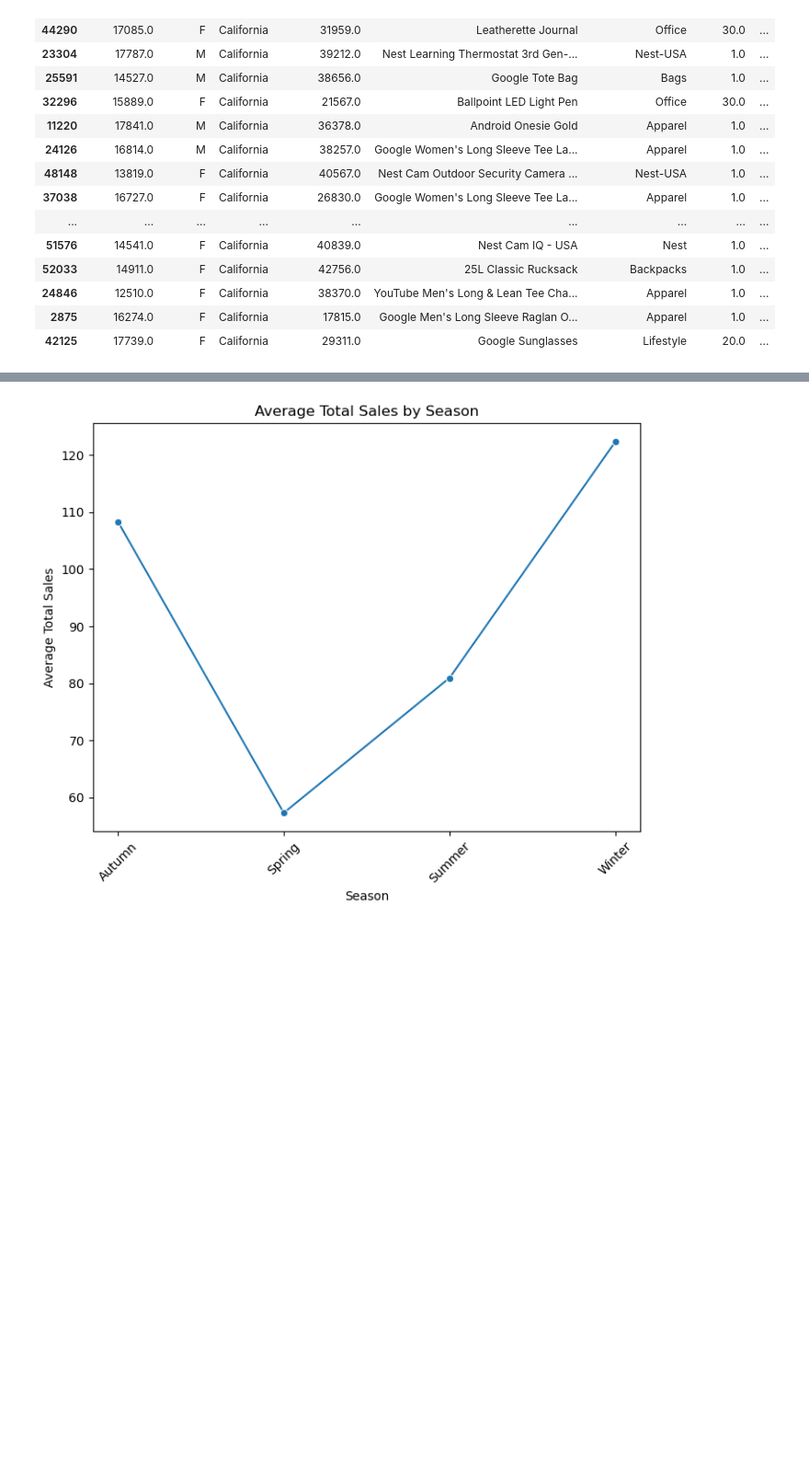
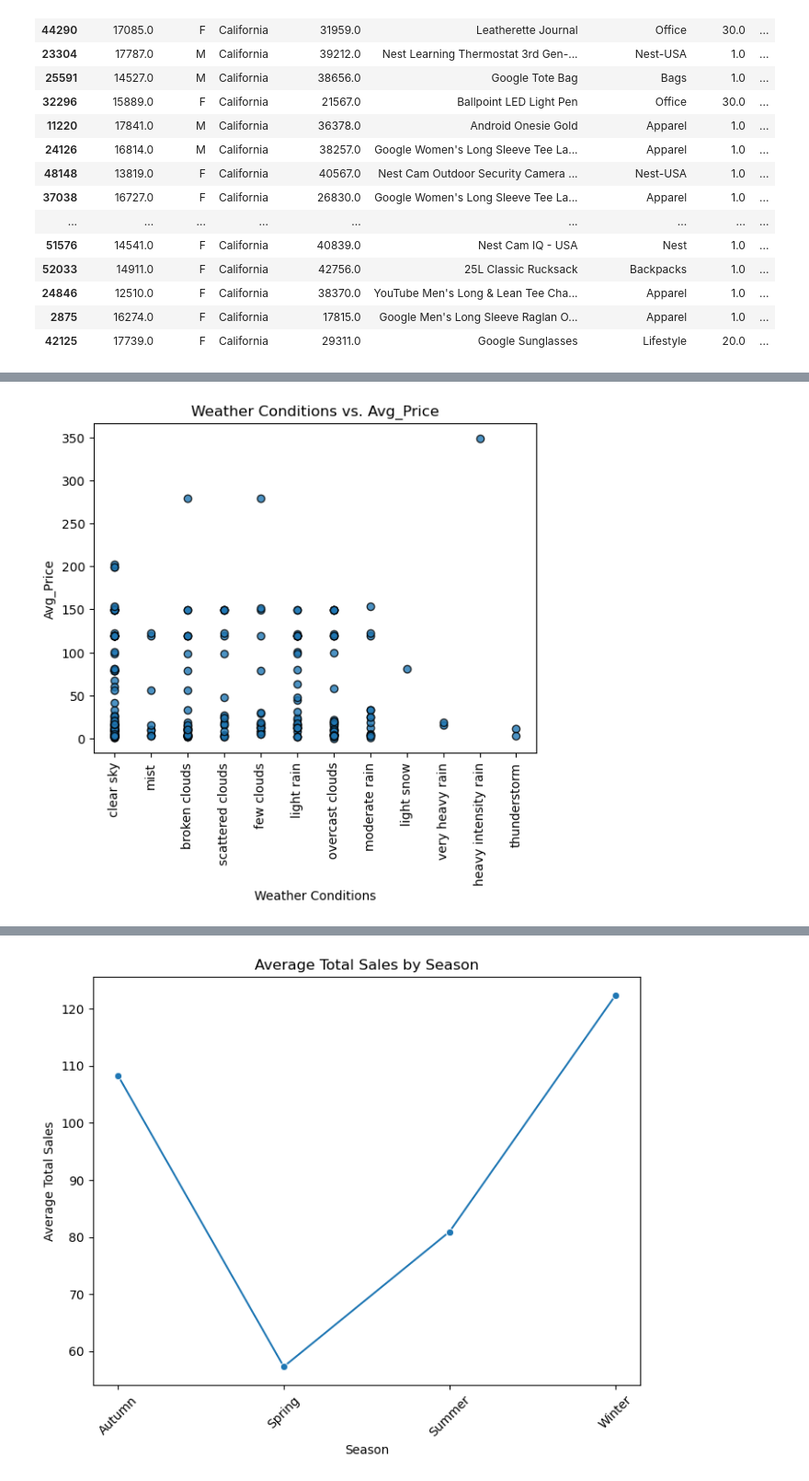
Before and after one commit to Simian12/Project_1, a Jupyter notebook: project1_base.ipynb, the cells around one changed output, grey strips where cells are left out. Shown at 92% size. Saved outputs shown, nothing was run; the diff lists cells and outputs as text; code cells hidden in the pictures; blank space fills up the shorter version.

```diff
--- a/project1_base.ipynb
+++ b/project1_base.ipynb
@@ -202,0 +242,18 @@ sales_data_final
+# %%
+# Building a scatter plots for Product_Category vs. Weather Conditions
+plt.scatter(new_sales_data_final['Weather Conditions'], new_sales_data_final['Avg_Price'], edgecolors="black", marker="o", alpha=0.8)
+
+# Incorporate the other graph properties
+plt.title("Weather Conditions vs. Avg_Price")
+plt.xlabel("Weather Conditions")
+plt.ylabel("Avg_Price")
+# plt.grid(True)
+plt.xticks(rotation=90)
+
+# Save the figure
+plt.savefig("output_data_Fig.png")
+
+# Show plot
+plt.show()
+# %% [output]
+[figure, added]
```
Also changed, not shown: parts of 29 cells of this notebook.
